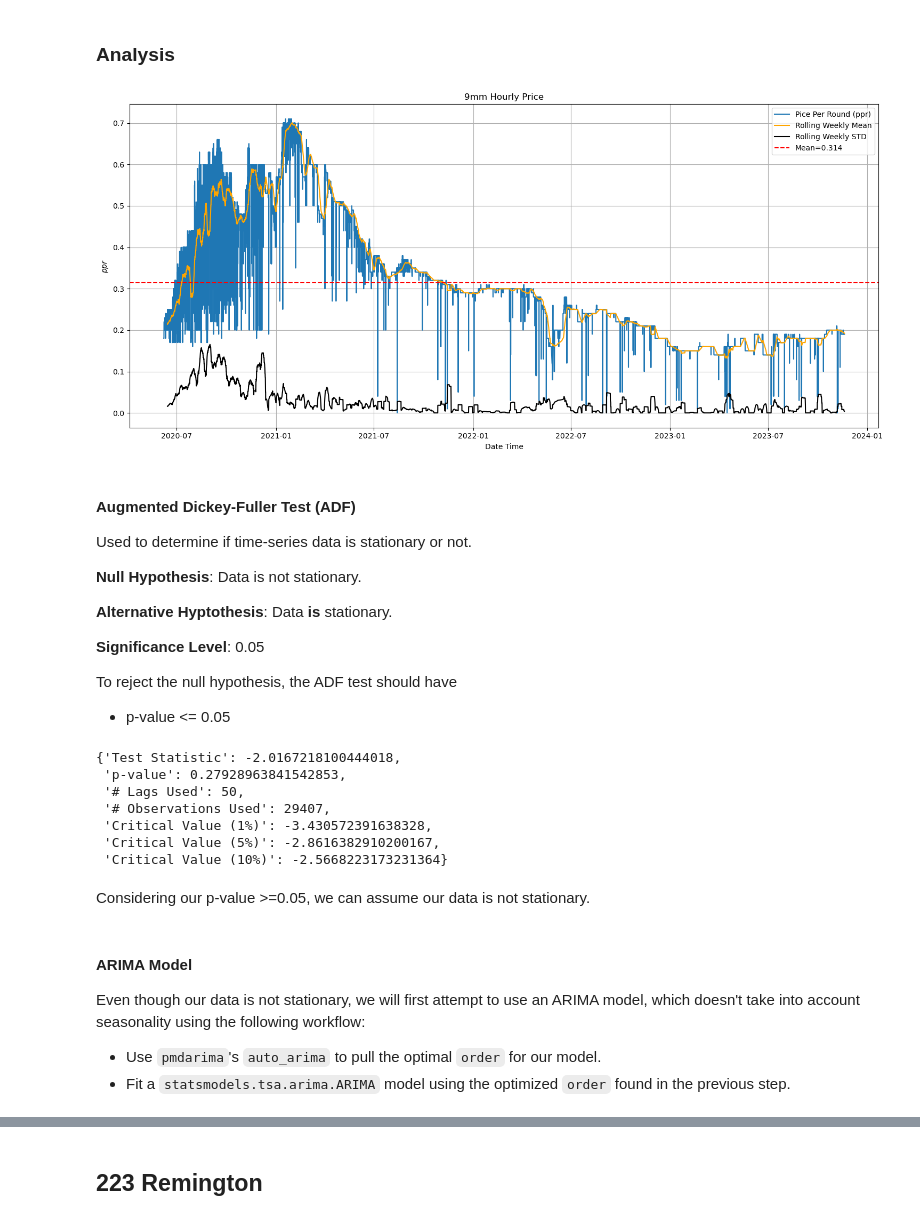
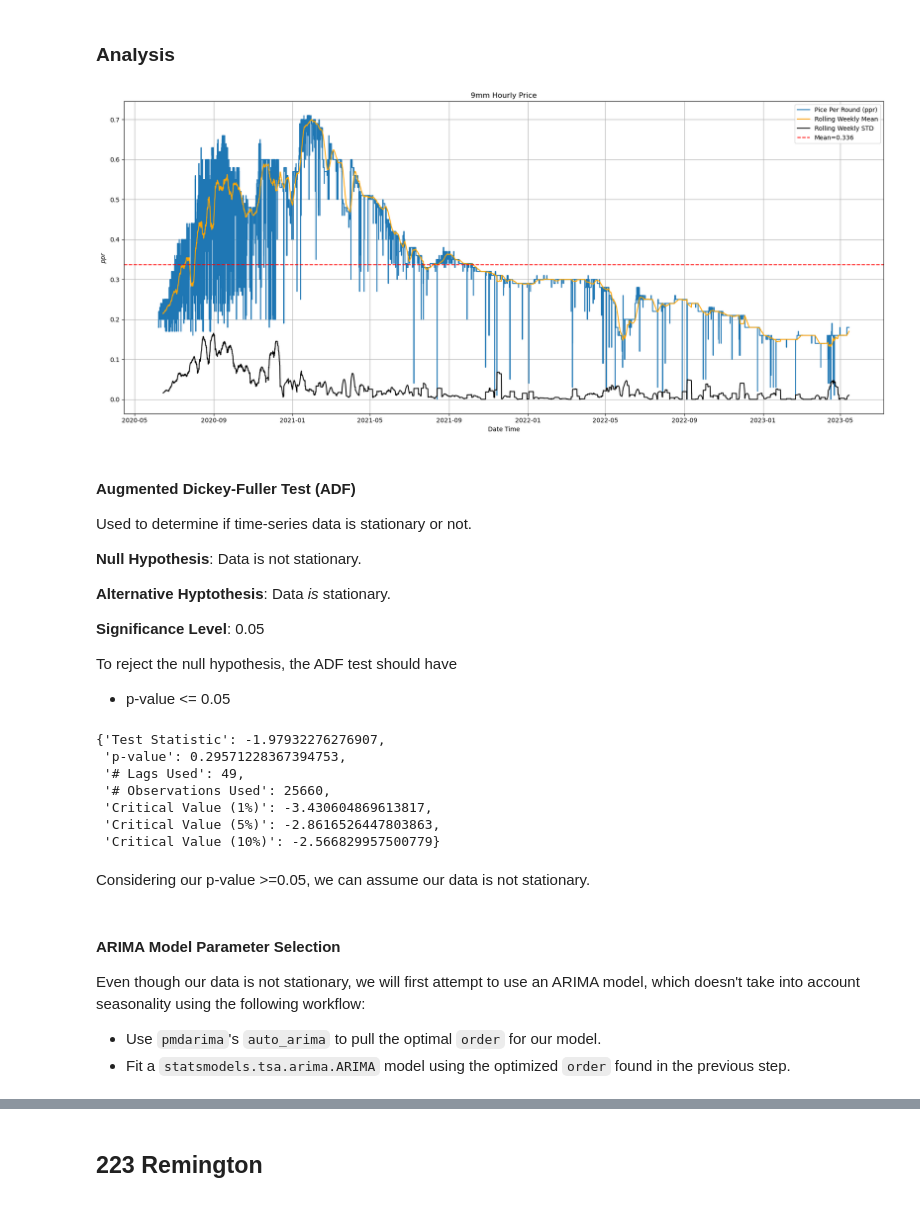
Before and after one commit to wyattcupp/ammo-time-series-forecasting, a Jupyter notebook: caliber_price_predictor.ipynb, the cells around one changed output, grey strips where cells are left out. Cells and saved outputs as stored; diff of their text form; code cells hidden in the pictures.

```diff
--- a/caliber_price_predictor.ipynb
+++ b/caliber_price_predictor.ipynb
@@ -75,10 +108,24 @@ for date_, ppr in zip(nine_data_raw['categories'][:10], nine_data_raw['data'][:1
 06/07/2020 15:00 -> 0.22
 # %%
 df_9 = pd.DataFrame(nine_data_raw).set_axis(['ppr', 'date_time'], axis=1)
-df_9['date_time'] = pd.to_datetime(df_9['date_time'])
-
-# reindex to date for time-series analysis
 df_9 = df_9.set_index('date_time')
 
+# Remove duplicates
+df_9 = df_9.reset_index().drop_duplicates(subset='date_time', keep='first').set_index('date_time')
+df_9.index = pd.to_datetime(df_9.index)
+
+# check for gaps in data
+time_diffs = df_9.index.to_series().diff().dropna().unique()
+
+if len(time_diffs) > 1:
+    print(f'{len(time_diffs)} unevenly spaced data points found. Filling...')
+    df_9 = df_9.resample('H').ffill()
+    print('Successfully filled unevenly spaced data.')
+
+df_9.index.freq = 'H'
+
+# get houldout
+train_size = int(len(df_9)*.85)
+df_9, df_9_test = df_9.iloc[:train_size], df_9.iloc[train_size:]
 df_9.head()
 # %% [output]
@@ -128,29 +177,29 @@ df_9['ppr'].isna().sum()
 # %% [markdown]
 ### Analysis
 # %%
-plt.figure(figsize=(15,7))
+plt.figure(figsize=(18,8))
 
 # plot ppr over time
 plt.plot(df_9['ppr'], label='Pice Per Round (ppr)')
 # plot weekly rolling average and std
 plt.plot(df_9['rolling_mean'], color='orange', label='Rolling Weekly Mean')
 plt.plot(df_9['rolling_std'], color='black', label='Rolling Weekly STD')
 
 # plot the mean horizontally
 plt.axhline(df_9['ppr'].mean(), color='r', ls='--', label=f'Mean={df_9["ppr"].mean():.3f}')
 
 plt.title('9mm Hourly Price')
 plt.legend()
 plt.grid()
 
 # Axis labels
 plt.xlabel('Date Time')
 plt.ylabel('$ppr$')
 
 plt.tight_layout()
 plt.show()
 # %% [output]
-[figure, old version]
+[figure, new version]
 # %% [markdown]
 #### Augmented Dickey-Fuller Test (ADF)
 
@@ -158,7 +207,7 @@ Used to determine if time-series data is stationary or not.
 
 **Null Hypothesis**: Data is not stationary.
 
-**Alternative Hyptothesis**: Data **is** stationary.
+**Alternative Hyptothesis**: Data *is* stationary.
 
 **Significance Level**: 0.05
 
@@ -182,17 +231,17 @@ for k,v in adf_result_raw[4].items():
 
 adf_result
 # %% [output]
-{'Test Statistic': -2.0167218100444018,
- 'p-value': 0.27928963841542853,
- '# Lags Used': 50,
- '# Observations Used': 29407,
- 'Critical Value (1%)': -3.430572391638328,
- 'Critical Value (5%)': -2.8616382910200167,
- 'Critical Value (10%)': -2.5668223173231364}
+{'Test Statistic': -1.97932276276907,
+ 'p-value': 0.29571228367394753,
+ '# Lags Used': 49,
+ '# Observations Used': 25660,
+ 'Critical Value (1%)': -3.430604869613817,
+ 'Critical Value (5%)': -2.8616526447803863,
+ 'Critical Value (10%)': -2.566829957500779}
 # %% [markdown]
 Considering our p-value >=0.05, we can assume our data is not stationary.
 # %% [markdown]
-#### ARIMA Model
+#### ARIMA Model Parameter Selection
 
 Even though our data is not stationary, we will first attempt to use an ARIMA model, which doesn't take into account seasonality using the following workflow:
 - Use `pmdarima`'s `auto_arima` to pull the optimal `order` for our model.
```
Also changed, not shown: parts of 64 cells of this notebook.
